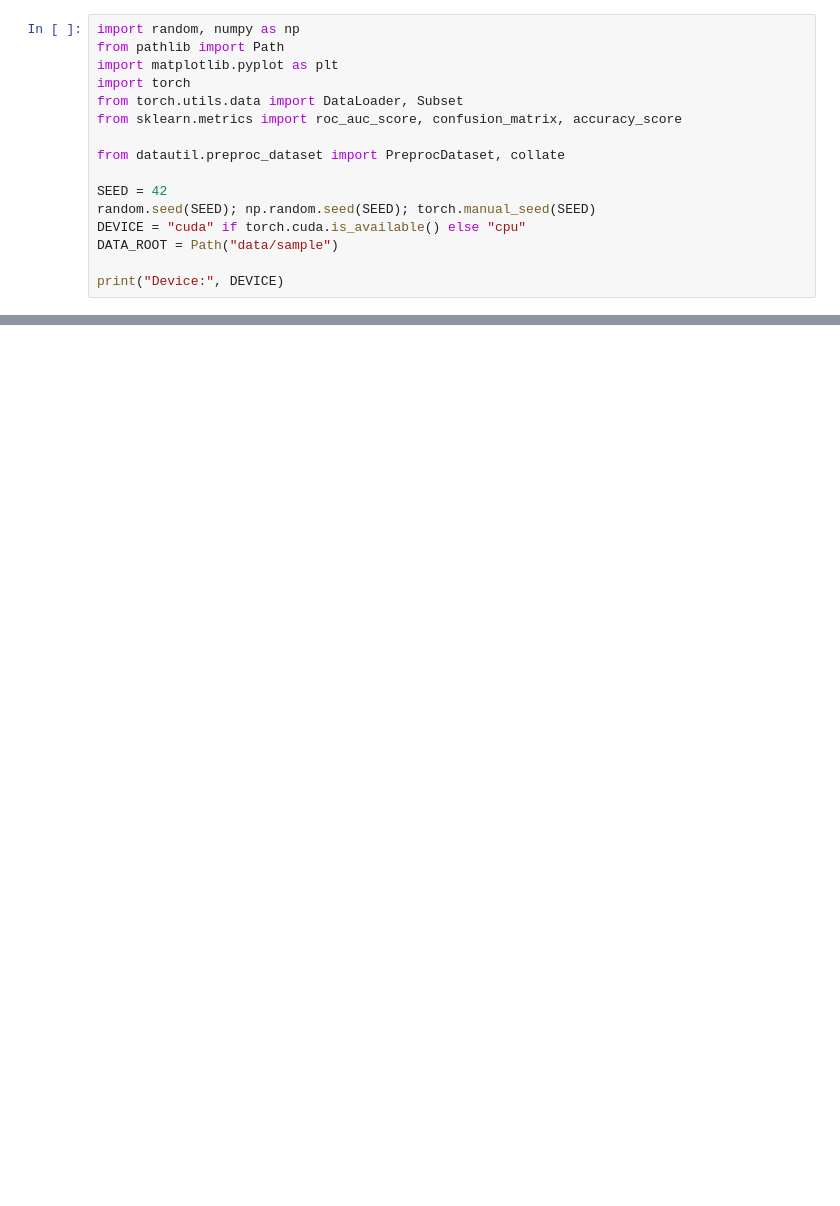
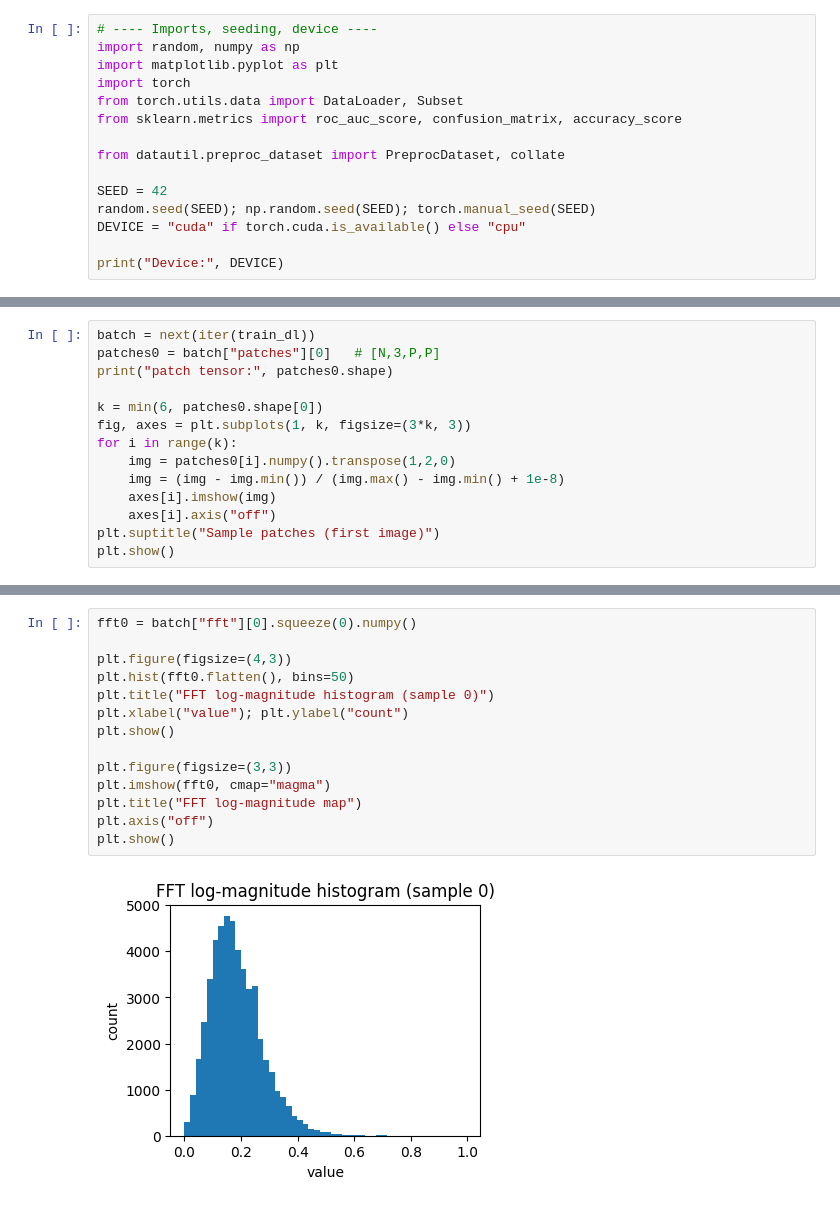
Before and after one commit to McMasterAI-Society/DeepFakeDetector, a Jupyter notebook: notebooks/preprocess_baseline_demo.ipynb, the cells around one changed output, grey strips where cells are left out. Drawn from its saved outputs; the diff is of its cells as text; blank space fills up the shorter version.

```diff
--- a/notebooks/preprocess_baseline_demo.ipynb
+++ b/notebooks/preprocess_baseline_demo.ipynb
@@ -1,6 +38,6 @@
 # %%
+# ---- Imports, seeding, device ----
 import random, numpy as np
-from pathlib import Path
 import matplotlib.pyplot as plt
 import torch
 from torch.utils.data import DataLoader, Subset
@@ -11,7 +48,6 @@ from datautil.preproc_dataset import PreprocDataset, collate
 SEED = 42
 random.seed(SEED); np.random.seed(SEED); torch.manual_seed(SEED)
 DEVICE = "cuda" if torch.cuda.is_available() else "cpu"
-DATA_ROOT = Path("data/sample")
 
 print("Device:", DEVICE)
 # %% [output]
@@ -18,0 +88,14 @@ ModuleNotFoundError: No module named 'datautil'
+# %%
+batch = next(iter(train_dl))
+patches0 = batch["patches"][0]   # [N,3,P,P]
+print("patch tensor:", patches0.shape)
+
+k = min(6, patches0.shape[0])
+fig, axes = plt.subplots(1, k, figsize=(3*k, 3))
+for i in range(k):
+    img = patches0[i].numpy().transpose(1,2,0)
+    img = (img - img.min()) / (img.max() - img.min() + 1e-8)
+    axes[i].imshow(img)
+    axes[i].axis("off")
+plt.suptitle("Sample patches (first image)")
+plt.show()
@@ -18,0 +105,16 @@ ModuleNotFoundError: No module named 'datautil'
+# %%
+fft0 = batch["fft"][0].squeeze(0).numpy()
+
+plt.figure(figsize=(4,3))
+plt.hist(fft0.flatten(), bins=50)
+plt.title("FFT log-magnitude histogram (sample 0)")
+plt.xlabel("value"); plt.ylabel("count")
+plt.show()
+
+plt.figure(figsize=(3,3))
+plt.imshow(fft0, cmap="magma")
+plt.title("FFT log-magnitude map")
+plt.axis("off")
+plt.show()
+# %% [output]
+[figure, added]
```
Also changed, not shown: parts of 10 cells of this notebook.
